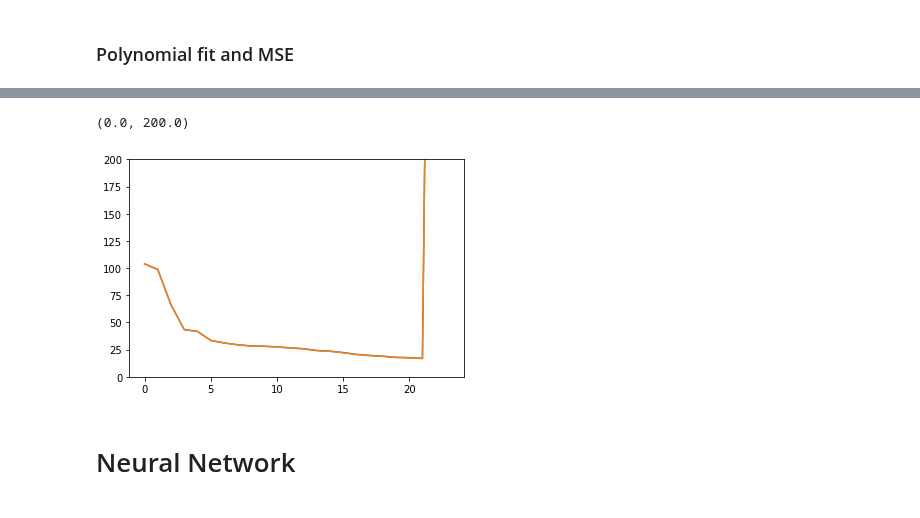
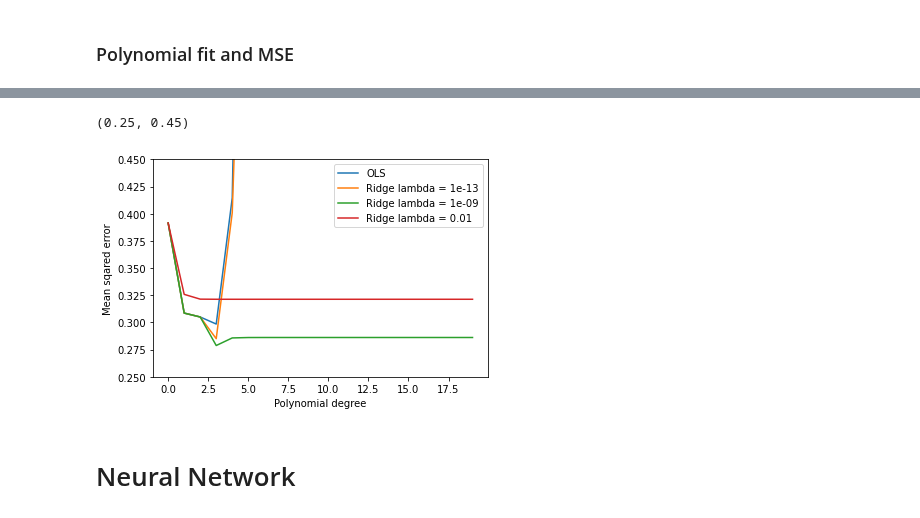
Before and after one commit to eoydvin/FYS-STK4155, a Jupyter notebook: Project_3/Regression_Radar_Image.ipynb, the cells around one changed output, grey strips where cells are left out. Drawn from its saved outputs; the diff is of its cells as text; code cells hidden in the pictures.

```diff
--- a/Project_3/Regression_Radar_Image.ipynb
+++ b/Project_3/Regression_Radar_Image.ipynb
@@ -116,7 +39,0 @@ plt.show()
-# %%
-plt.plot(test_mse[1:, 0])
-plt.plot(train_mse[1:, 0])
-plt.ylim(0, 200)
-# %% [output]
-(0.0, 200.0)
-[figure, removed]
@@ -123,3 +122,18 @@ plt.ylim(0, 200)
+# %%
+plt.plot(range(len(polynomial_degrees)), test_mse[:, 0], label='OLS')
+plt.plot(range(len(polynomial_degrees)), test_mse[:, 1], label='Ridge lambda = ' + str(regularization[0]) )
+plt.plot(range(len(polynomial_degrees)), test_mse[:, 2], label='Ridge lambda = ' + str(regularization[1]))
+plt.plot(range(len(polynomial_degrees)), test_mse[:, 3], label='Ridge lambda = ' + str(regularization[2]))
+
+plt.legend()
+plt.xlabel('Polynomial degree')
+plt.ylabel('Mean sqared error')
+
+plt.title('')
+plt.ylim(0.25, 0.45)
+# %% [output]
+(0.25, 0.45)
+[figure, added]
 # %% [markdown]
 # Neural Network
 # %%
```
Also changed, not shown: parts of 10 cells of this notebook, 4 other files.
